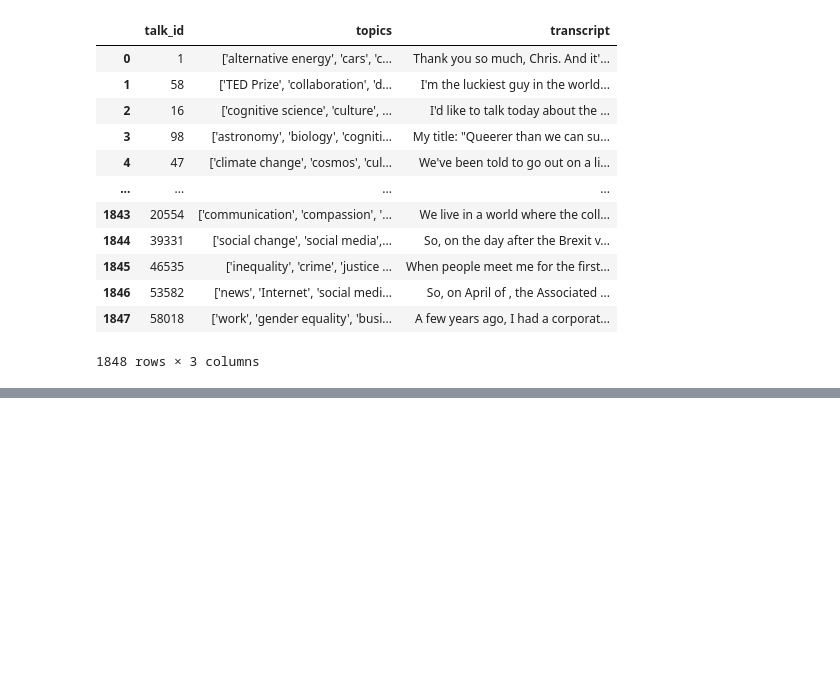
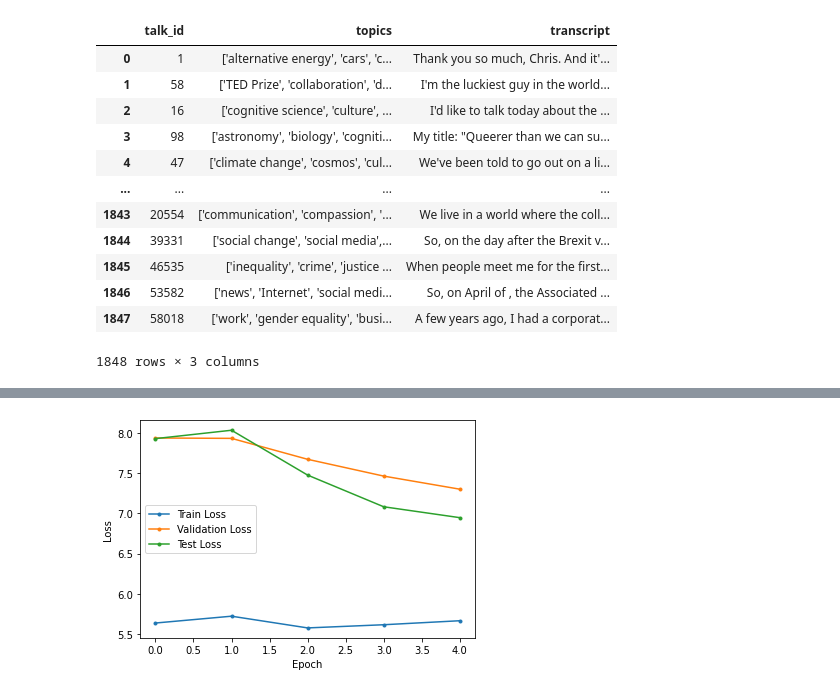
Before and after one commit to lmu-mandy/project-rgt, a Jupyter notebook: baseline_LSTM.ipynb, the cells around one changed output, grey strips where cells are left out. Saved outputs shown, nothing was run; the diff lists cells and outputs as text; code cells hidden in the pictures; blank space fills up the shorter version.

Commit message:
fixed data preprocess

```diff
--- a/baseline_LSTM.ipynb
+++ b/baseline_LSTM.ipynb
@@ -435,9 +417,9 @@ def evaluate(data):
         c = torch.zeros(layers, bs, hidden_size)
         h = h.to(device)
         c = c.to(device)
-        for count in range(0, len(data) - seq_length, seq_length):
-            minibatch_data = data[count:count + seq_length]
-            minibatch_label = data[count+1:count + seq_length + 1]
+        for count in range(0, len(data) - bs, bs):
+            minibatch_data = data[count:count + bs]
+            minibatch_label = data[count+1:count + bs + 1]
             minibatch_data = minibatch_data.to(device)
             minibatch_label = minibatch_label.to(device)
             scores, (h, c) = net(minibatch_data, h, c)
@@ -447,4 +429,4 @@ def evaluate(data):
             h = h.detach()
             c = c.detach()
             num_batches += 1
-    print('test loss =', loss.item())
+    return loss.item()
@@ -480,13 +535,15 @@ def normalize_gradient(net):
 # %%
-# training
+# training with Adagrad
 start = time.time()
-#n = 0.5
+
+train_loss_list = []
+val_loss_list = []
+test_loss_list = []
+
 for epoch in range(num_epoch):
-    if epoch > 0:
-        #if my_lr > 0.06:
-        my_lr /= 2
-        #n += 0.5
-        optimizer = optim.SGD(net.parameters(), lr=my_lr)
+    #if epoch > 0:
+    my_lr = 0.1 * math.exp(-0.5 * epoch)
+    optimizer = optim.Adagrad(net.parameters(), lr=my_lr)
 
     # set the running quantities to zero at the beginning of the epoch
     running_loss = 0
@@ -539,7 +596,13 @@ for epoch in range(num_epoch):
 
     #total_loss = running_loss/num_batches
     elapsed = time.time() - start
-    print('\nepoch =', epoch, '\t time =', elapsed,'\t lr =', my_lr, '\t training loss =', loss.item()) # compute error on the test set at end of each epoch
-    evaluate(val_data) # eval on the validation set
+    print('\nepoch =', epoch, '\t time = {0:.1f}'.format(elapsed),'\t lr = {0:.3f}'.format(my_lr), '\t training loss = {0:.3f}'.format(loss.item())) # compute error on the test set at end of each epoch
+    val_loss = evaluate(val_data) # eval on the validation set
+    train_loss_list.append(loss.item())
+    val_loss_list.append(val_loss)
+    test_loss = evaluate(test_data) # eval on the test set
+    test_loss_list.append(test_loss)
+    print('val loss = {0:.3f}'.format(val_loss))
+    print('test loss = {0:.3f}'.format(test_loss))
 
 print(" ")
@@ -558,3 +609,15 @@ test loss = 6.869095325469971
+# %%
+x = range(0, num_epoch,1)
+
+plt.plot(x, train_loss_list, '.-', label='Train Loss')
+plt.plot(x, val_loss_list, '.-', label='Validation Loss')
+plt.plot(x, test_loss_list, '.-', label='Test Loss')
+plt.xlabel('Epoch')
+plt.ylabel('Loss')
+plt.legend()
+plt.show()
+# %% [output]
+[figure, added]
 # %%
 param = net.state_dict()
 torch.save(param, 'trained_parameters_LSTM.pt')
```
Also changed, not shown: parts of 24 cells of this notebook.
